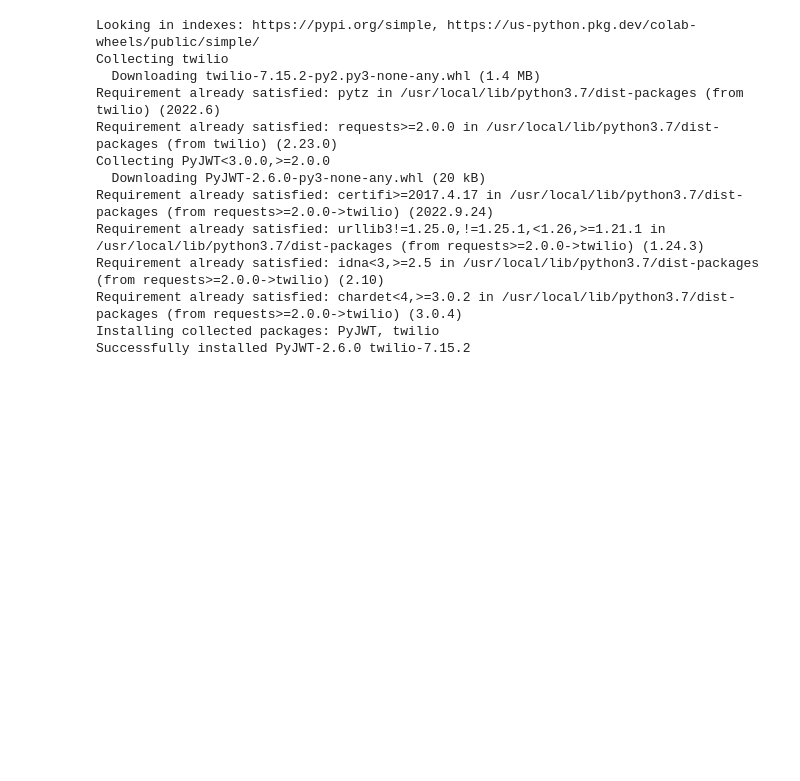
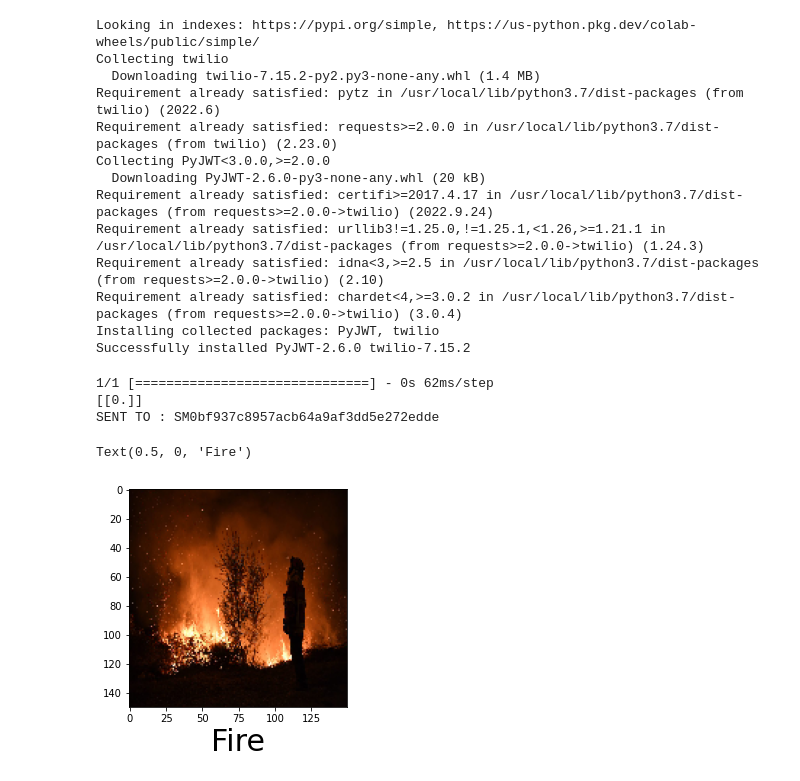
Before and after one commit to IBM-EPBL/IBM-Project-13932-1659535791, a Jupyter notebook: PROJECT DEVELOPMENT PHASE/SPRINT 4/TWILIO_SETUP.ipynb, the cells around one changed output. Saved outputs shown, nothing was run; the diff lists cells and outputs as text; code cells hidden in the pictures; blank space fills up the shorter version.

```diff
--- a/PROJECT DEVELOPMENT PHASE/SPRINT 4/TWILIO_SETUP.ipynb
+++ b/PROJECT DEVELOPMENT PHASE/SPRINT 4/TWILIO_SETUP.ipynb
@@ -99,7 +99,7 @@ plt.relplot(data=[r.history["accuracy"],r.history["val_accuracy"]], kind="line")
 import matplotlib.pyplot as plt
 import random
 
-def predictImage(filename):
+def predictImage(filename, message = False):
     img1 = image.load_img(filename,target_size=(150,150))
     plt.imshow(img1)
     Y = image.img_to_array(img1)
@@ -107,7 +107,8 @@ def predictImage(filename):
     val = model.predict(X)
     print(val)
     if val == 0:
-        return plt.xlabel("Fire",fontsize=30)
+      if message: sendMessage("Fire Detected")
+      return plt.xlabel("Fire",fontsize=30)
     elif val == 1:
         return plt.xlabel("No Fire",fontsize=30)
 # %%
@@ -163,0 +164,9 @@ sendMessage("Hello",[])
+# %%
+img = "" # PASS THE IMAGE FILE HERE
+predictImage(img, True)
+# %% [output]
+1/1 [==============================] - 0s 62ms/step
+[[0.]]
+SENT TO : SM0bf937c8957acb64a9af3dd5e272edde
+Text(0.5, 0, 'Fire')
+[figure, added]
```
Also changed, not shown: parts of 3 cells of this notebook.
